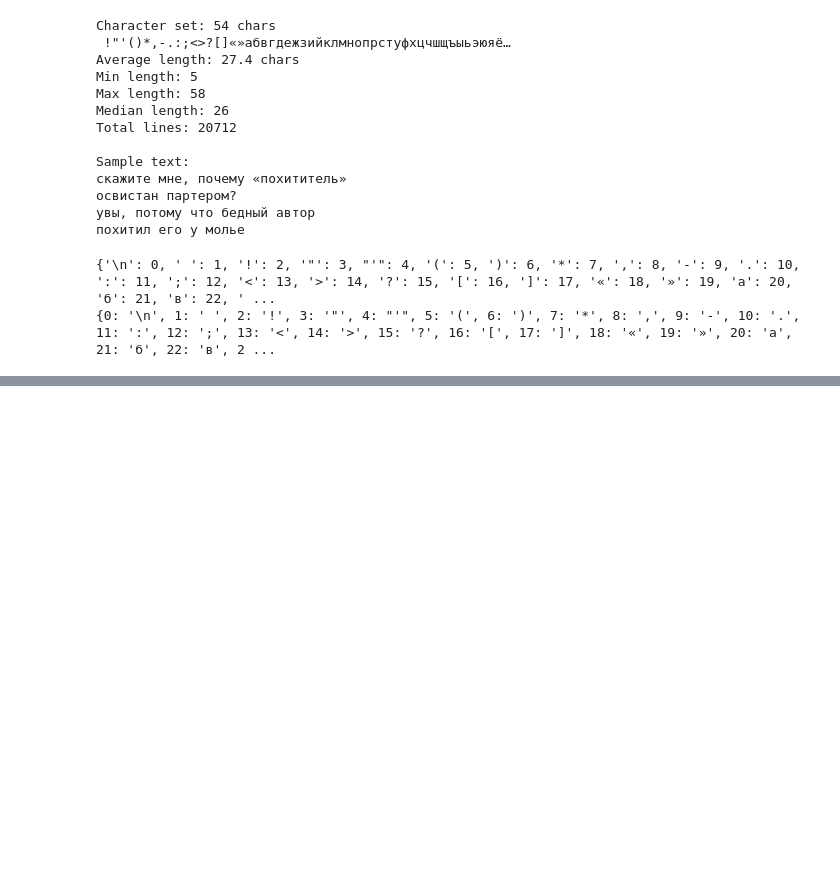
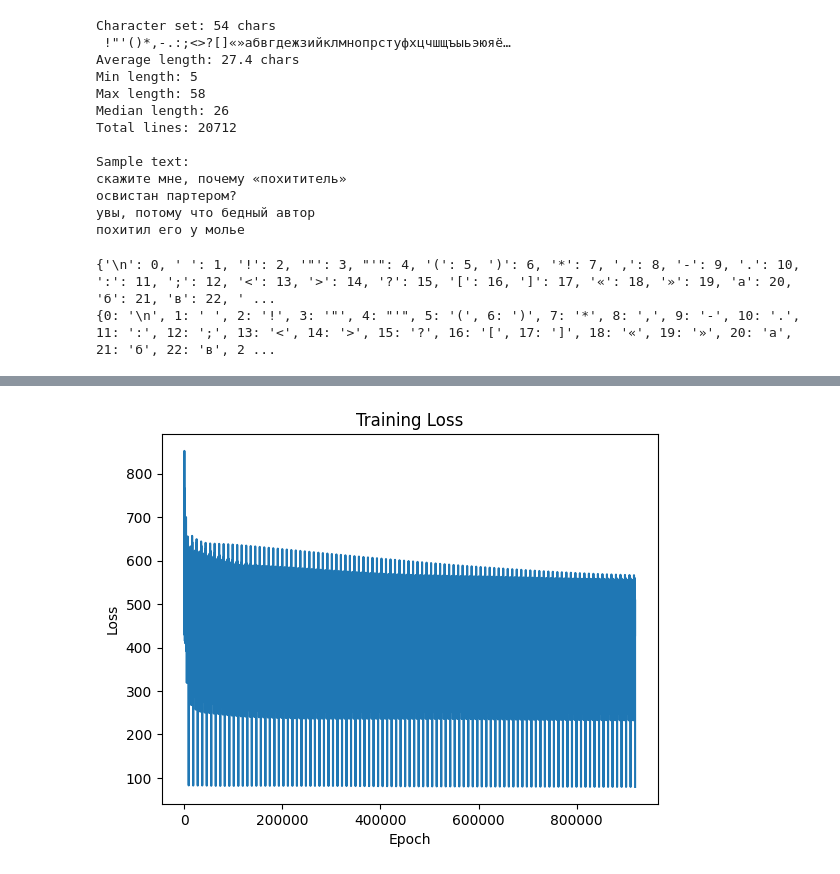
Before and after one commit to olgeorge/ml-experiments, a Jupyter notebook: lstm_verses/verses.ipynb, the cells around one changed output, grey strips where cells are left out. Cells and saved outputs as stored; diff of their text form; code cells hidden in the pictures; blank space fills up the shorter version.

Commit message:
Finish cross-entropy loss manually

```diff
--- a/lstm_verses/verses.ipynb
+++ b/lstm_verses/verses.ipynb
@@ -110,6 +173,10 @@ class LstmLayer(nn.Module):
 # %%
+import matplotlib.pyplot as plt
+
 num_epochs = 100
 batch_size = 64
+hidden_size = 128
+learning_rate = 0.01
 
 temporal_depth = 3
 # Each training example is a sequence of length temporal_depth
@@ -122,43 +189,86 @@ Y = [shifted_training_data[m:m+temporal_depth] for m in range(num_training_examp
 
 # Input size is vocabulary size because each character is one-hot encoded
 # output_size is the hidden layer activation/memory size, we can experiment with it
-layers = [
-    LstmLayer(input_size=vocabulary_size, output_size=128, num_classes=vocabulary_size)
-    for i in range(temporal_depth)
-]
+layer = LstmLayer(input_size=vocabulary_size, output_size=hidden_size, num_classes=vocabulary_size)
 
 losses = []
+epoch_losses = []
 for epoch in range(num_epochs):
+    epoch_loss = 0
+    num_batches = 0
     for batch_start in range(0, num_training_exampes, batch_size):
         current_batch_size = min(batch_size, num_training_exampes - batch_start)
         X_batch = X[batch_start:batch_start+current_batch_size]
         Y_batch = Y[batch_start:batch_start+current_batch_size]
 
-        X_batch_onehot = torch.zeros(current_batch_size, vocabulary_size)
+        X_batch_onehot = prepare_sequence_batch(X_batch, char_to_index, vocabulary_size)
+        Y_batch_onehot = prepare_sequence_batch(Y_batch, char_to_index, vocabulary_size)
 
-        a_prev = torch.zeros(num_training_exampes, current_batch_size)
-        for layer in layers:
+        a_prev = torch.zeros(current_batch_size, hidden_size)
+        c_prev = torch.zeros(current_batch_size, hidden_size)
+
+        total_loss = 0
+        for t in range(temporal_depth):
+            x_current = X_batch_onehot[t]
+            y_current = Y_batch_onehot[t]
 
             # 1. FORWARD PASS
-            predictions = layers(X)  # Calls forward() automatically
-            predictions = predictions.squeeze()  # (100, 1) → (100,)
+            a_current, c_current, y_logits = layer(x=x_current, a_prev=a_prev, c_prev=c_prev)
+            a_prev = a_current
+            c_prev = c_current
 
-            # 2. COMPUTE LOSS
-            loss = loss_fn(predictions, y)
+            # 2. Loss
+            # pick true logits for cross entropy loss
+            true_logits = torch.sum(y_logits * y_current, dim=1, keepdim=True)
 
-            # 3. BACKWARD PASS (compute gradients)
-            optimizer.zero_grad()  # Clear old gradients
-            loss.backward()        # Compute new gradients (autograd magic!)
+            # log-sum-exp trick
+            logits_max = torch.max(y_logits, dim=1, keepdim=True)[0]
+            # remainder of log-sum-exp:
+            logits_remainder = torch.log(
+                torch.sum(torch.exp(y_logits - logits_max), dim=1, keepdim=True)
+            )
 
-            # 4. UPDATE WEIGHTS
-            optimizer.step()       # Update W and b using gradients
+            # Sum for all training examples to the final scalar value for this batch
+            total_loss += torch.sum(-true_logits + logits_max + logits_remainder)
 
-            # Track loss
-            losses.append(loss.item())
+        # Autograd to calculate all gradients automatically
+        total_loss.backward()
+        # Apply basic gradient descent with learning rate
+        with torch.no_grad():
+            layer.Wc -= learning_rate * layer.Wc.grad
+            layer.bc -= learning_rate * layer.bc.grad
+            layer.Wc.grad.zero_()
+            layer.bc.grad.zero_()
 
-            # Print every 10 epochs
-            if (epoch + 1) % 10 == 0:
-                print(f"Epoch {epoch+1}/{num_epochs}, Loss: {loss.item():.4f}")
+            layer.Wu -= learning_rate * layer.Wu.grad
+            layer.bu -= learning_rate * layer.bu.grad
+            layer.Wu.grad.zero_()
+            layer.bu.grad.zero_()
+
+            layer.Wf -= learning_rate * layer.Wf.grad
+            layer.bf -= learning_rate * layer.bf.grad
+            layer.Wf.grad.zero_()
+            layer.bf.grad.zero_()
+
+            layer.Wo -= learning_rate * layer.Wo.grad
+            layer.bo -= learning_rate * layer.bo.grad
+            layer.Wo.grad.zero_()
+            layer.bo.grad.zero_()
+
+            layer.Wy -= learning_rate * layer.Wy.grad
+            layer.by -= learning_rate * layer.by.grad
+            layer.Wy.grad.zero_()
+            layer.by.grad.zero_()
+
+        # Just for tracking
+        losses.append(total_loss.item())
+        epoch_loss += total_loss.item()
+        num_batches += 1
+
+    # Print average loss for this epoch
+    avg_epoch_loss = epoch_loss / num_batches
+    epoch_losses.append(avg_epoch_loss)
+    print(f"Epoch {epoch+1}/{num_epochs}, Average Loss: {avg_epoch_loss:.4f}")
 
 # Plot loss curve
 plt.plot(losses)
@@ -166,3 +276,4 @@ plt.xlabel('Epoch')
 plt.ylabel('Loss')
 plt.title('Training Loss')
 plt.show()
+# %% [output]
@@ -168,0 +297 @@ plt.show()
+[figure, added]
```
Also changed, not shown: parts of 6 cells of this notebook.
